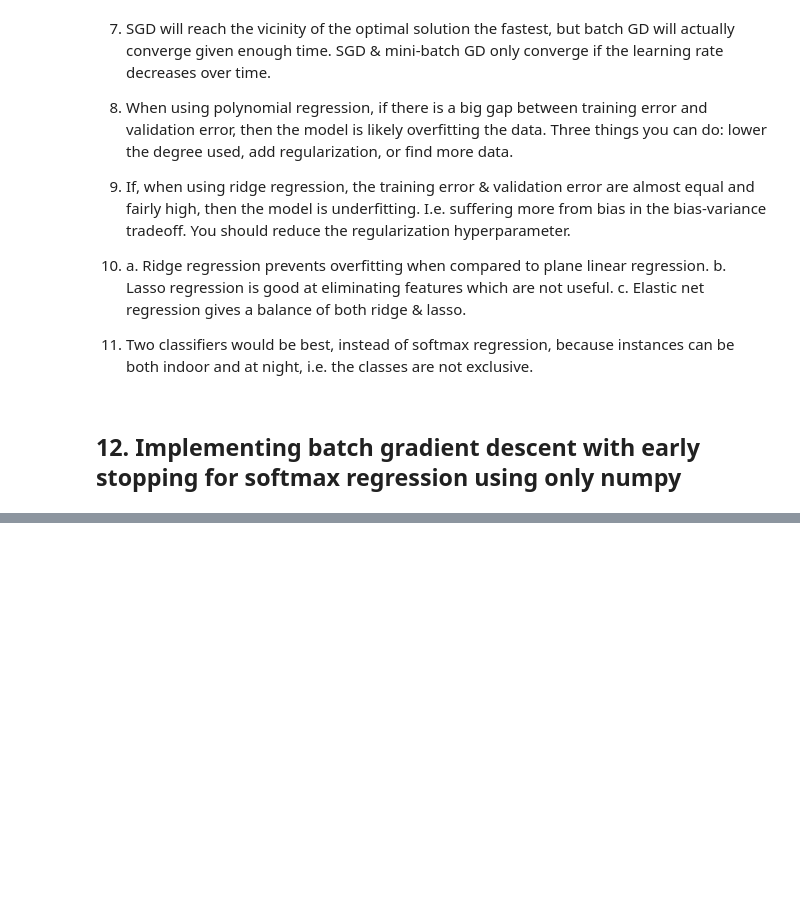
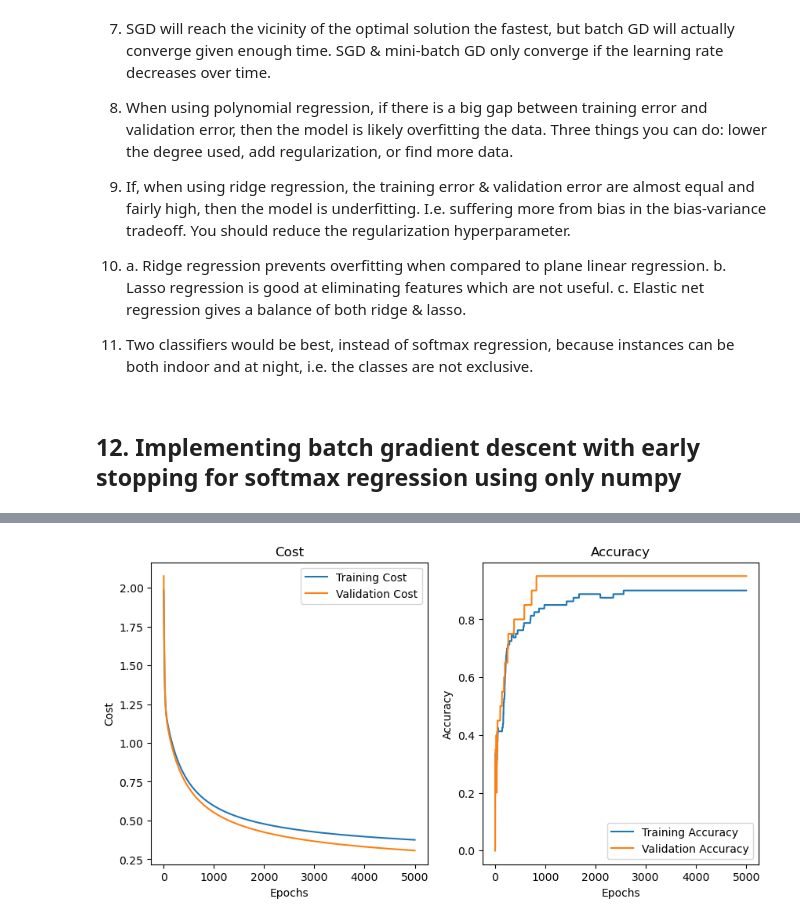
Before and after one commit to edwardbickerton/handson-ml3, a Jupyter notebook: my completed exercises/04.ipynb, the cells around one changed output, grey strips where cells are left out. Cells and saved outputs as stored; diff of their text form; code cells hidden in the pictures; blank space fills up the shorter version.

```diff
--- a/my completed exercises/04.ipynb
+++ b/my completed exercises/04.ipynb
@@ -28,0 +173,35 @@ import numpy as np
+# %%
+def plot_cost(model, ax=None):
+    if ax is None:
+        ax = plt.gca()
+    ax.plot(model.train_cost, label="Training Cost")
+    ax.plot(model.valid_cost, label="Validation Cost")
+    ax.set_xlabel("Epochs")
+    ax.set_ylabel("Cost")
+    ax.legend()
+
+
+def plot_accuracy(model, ax=None):
+    if ax is None:
+        ax = plt.gca()
+    ax.plot(model.train_accuracy, label="Training Accuracy")
+    ax.plot(model.valid_accuracy, label="Validation Accuracy")
+    ax.set_xlabel("Epochs")
+    ax.set_ylabel("Accuracy")
+    ax.legend()
+
+
+def plot_model_performance(model):
+    fig, axs = plt.subplots(1, 2, figsize=(10, 5))
+
+    axs[0].set_title("Cost")
+    plot_cost(model, axs[0])
+    axs[1].set_title("Accuracy")
+    plot_accuracy(model, axs[1])
+
+    plt.show()
+
+
+plot_model_performance(model)
+# %% [output]
+[figure, added]
```
Also changed, not shown: parts of 10 cells of this notebook.
